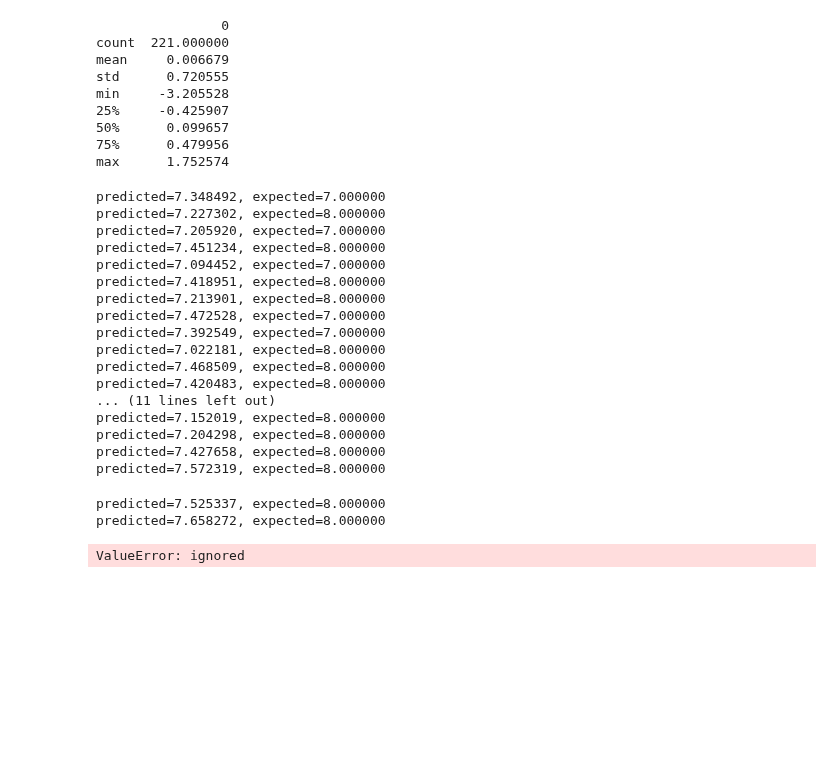
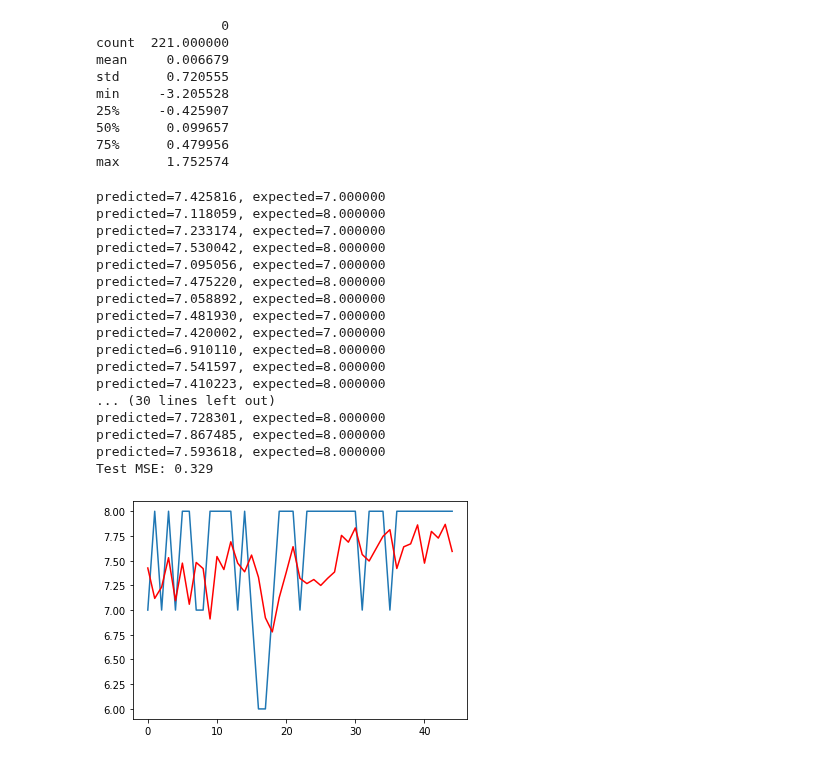
Before and after one commit to guybrush1989/DMT-Group80, a Jupyter notebook: ARIMA.ipynb, the cells around one changed output. Drawn from its saved outputs; the diff is of its cells as text; code cells hidden in the pictures; blank space fills up the shorter version.

```diff
--- a/ARIMA.ipynb
+++ b/ARIMA.ipynb
@@ -199,45 +199,43 @@ max      1.752574
 # %%
 from sklearn.metrics import mean_squared_error
 from statsmodels.tsa.arima_model import ARIMA
 
 size = int(len(moods) * 0.80)
 
 train, test = moods[0:size], moods[size:len(moods)]
 history = [x for x in train]
 predictions = list()
 for t in range(len(test)):
-    model = ARIMA(history, order=(8, 0, 2))
+    model = ARIMA(history, order=(10, 0, 0))
     model_fit = model.fit(disp=0)
     output = model_fit.forecast()
     yhat = output[0]
     predictions.append(yhat)
     obs = test[t]
     history.append(obs)
     print('predicted=%f, expected=%f' % (yhat, obs))
 error = mean_squared_error(test, predictions)
 print('Test MSE: %.3f' % error)
 # plot
 plt.plot(test)
 plt.plot(predictions, color='red')
 plt.show()
 # %% [output]
-predicted=7.348492, expected=7.000000
-predicted=7.227302, expected=8.000000
-predicted=7.205920, expected=7.000000
-predicted=7.451234, expected=8.000000
-predicted=7.094452, expected=7.000000
-predicted=7.418951, expected=8.000000
-predicted=7.213901, expected=8.000000
-predicted=7.472528, expected=7.000000
-predicted=7.392549, expected=7.000000
-predicted=7.022181, expected=8.000000
-predicted=7.468509, expected=8.000000
-predicted=7.420483, expected=8.000000
-... (11 lines left out)
-predicted=7.152019, expected=8.000000
-predicted=7.204298, expected=8.000000
-predicted=7.427658, expected=8.000000
-predicted=7.572319, expected=8.000000
+predicted=7.425816, expected=7.000000
+predicted=7.118059, expected=8.000000
+predicted=7.233174, expected=7.000000
+predicted=7.530042, expected=8.000000
+predicted=7.095056, expected=7.000000
+predicted=7.475220, expected=8.000000
+predicted=7.058892, expected=8.000000
+predicted=7.481930, expected=7.000000
+predicted=7.420002, expected=7.000000
+predicted=6.910110, expected=8.000000
+predicted=7.541597, expected=8.000000
+predicted=7.410223, expected=8.000000
+... (30 lines left out)
+predicted=7.728301, expected=8.000000
+predicted=7.867485, expected=8.000000
+predicted=7.593618, expected=8.000000
+Test MSE: 0.329
-predicted=7.525337, expected=8.000000
-predicted=7.658272, expected=8.000000
-ValueError: ignored
+[figure, added]
```
Also changed, not shown: parts of 1 cell of this notebook.
